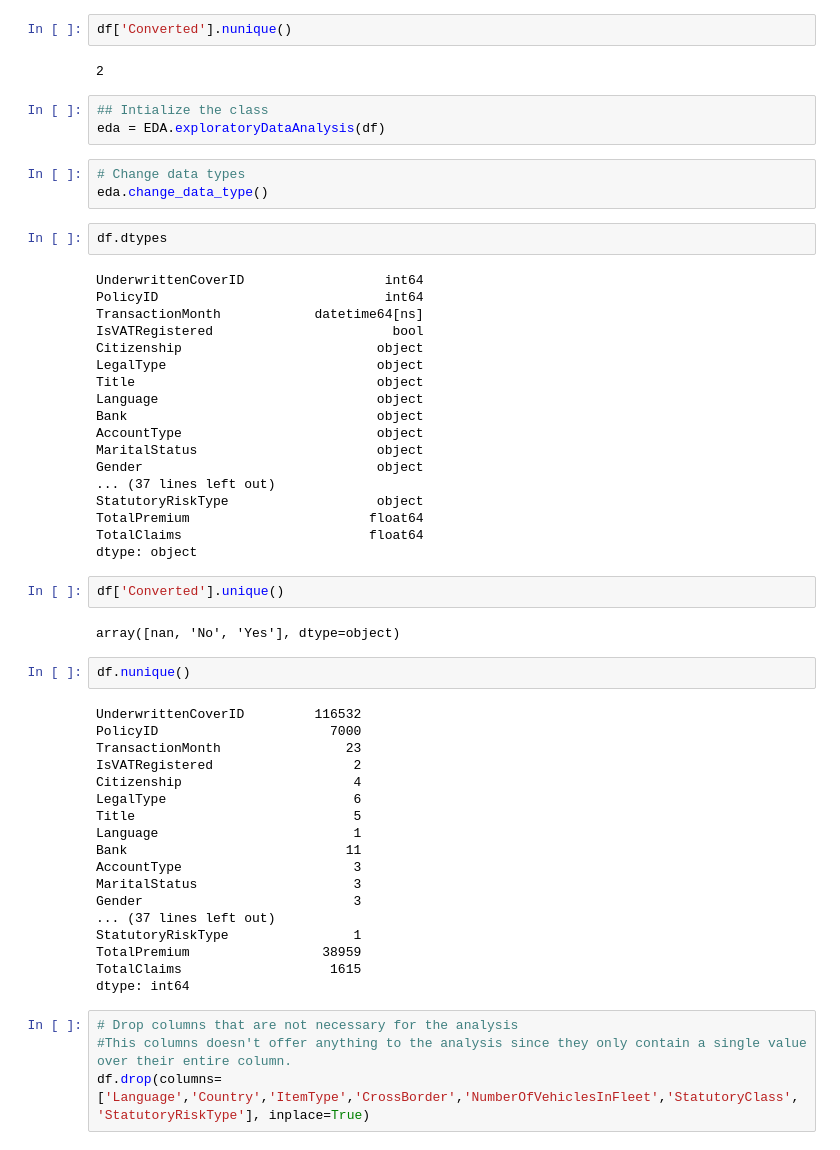
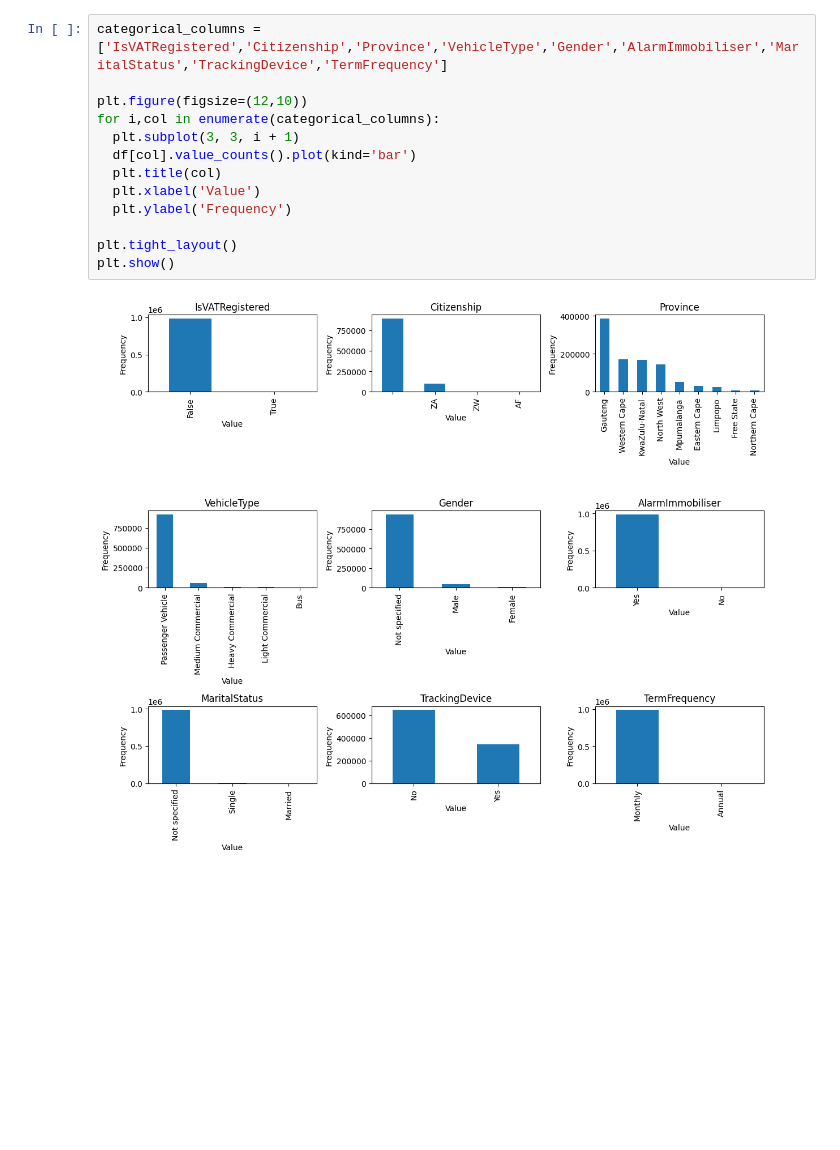
Before and after one commit to wastb/Car-Insurance-Predictive-Modelling, a Jupyter notebook: notebooks/task1.ipynb, the cells around one changed output. Drawn from its saved outputs; the diff is of its cells as text; blank space fills up the shorter version.

```diff
--- a/notebooks/task1.ipynb
+++ b/notebooks/task1.ipynb
@@ -45,58 +234,15 @@ memory usage: 390.1+ MB
-# %%
-df['Converted'].nunique()
-# %% [output]
-2
-# %%
-## Intialize the class
-eda = EDA.exploratoryDataAnalysis(df)
-# %%
-# Change data types
-eda.change_data_type()
-# %%
-df.dtypes
-# %% [output]
-UnderwrittenCoverID                  int64
-PolicyID                             int64
-TransactionMonth            datetime64[ns]
-IsVATRegistered                       bool
-Citizenship                         object
-LegalType                           object
-Title                               object
-Language                            object
-Bank                                object
-AccountType                         object
-MaritalStatus                       object
-Gender                              object
-... (37 lines left out)
-StatutoryRiskType                   object
-TotalPremium                       float64
-TotalClaims                        float64
-dtype: object
-# %%
-df['Converted'].unique()
-# %% [output]
-array([nan, 'No', 'Yes'], dtype=object)
-# %%
-df.nunique()
-# %% [output]
-UnderwrittenCoverID         116532
-PolicyID                      7000
-TransactionMonth                23
-IsVATRegistered                  2
-Citizenship                      4
-LegalType                        6
-Title                            5
-Language                         1
-Bank                            11
-AccountType                      3
-MaritalStatus                    3
-Gender                           3
-... (37 lines left out)
-StatutoryRiskType                1
-TotalPremium                 38959
-TotalClaims                   1615
-dtype: int64
-# %%
-# Drop columns that are not necessary for the analysis
-#This columns doesn't offer anything to the analysis since they only contain a single value over their entire column.
-df.drop(columns=['Language','Country','ItemType','CrossBorder','NumberOfVehiclesInFleet','StatutoryClass','StatutoryRiskType'], inplace=True)
+# %%
+categorical_columns = ['IsVATRegistered','Citizenship','Province','VehicleType','Gender','AlarmImmobiliser','MaritalStatus','TrackingDevice','TermFrequency']
+
+plt.figure(figsize=(12,10))
+for i,col in enumerate(categorical_columns):
+  plt.subplot(3, 3, i + 1)
+  df[col].value_counts().plot(kind='bar')
+  plt.title(col)
+  plt.xlabel('Value')
+  plt.ylabel('Frequency')
+
+plt.tight_layout()
+plt.show()
+# %% [output]
+[figure, added]
```
Also changed, not shown: parts of 30 cells of this notebook.
